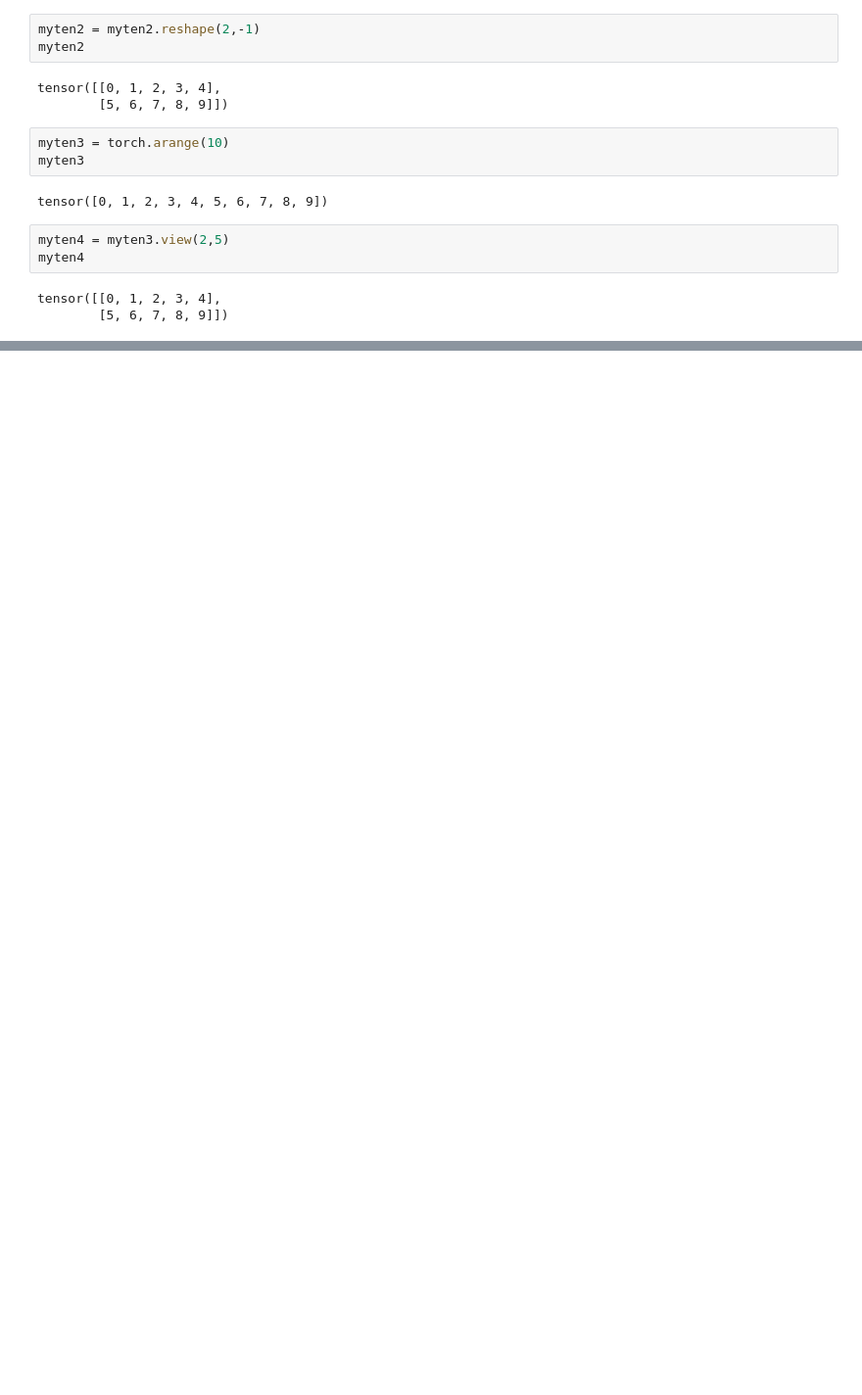
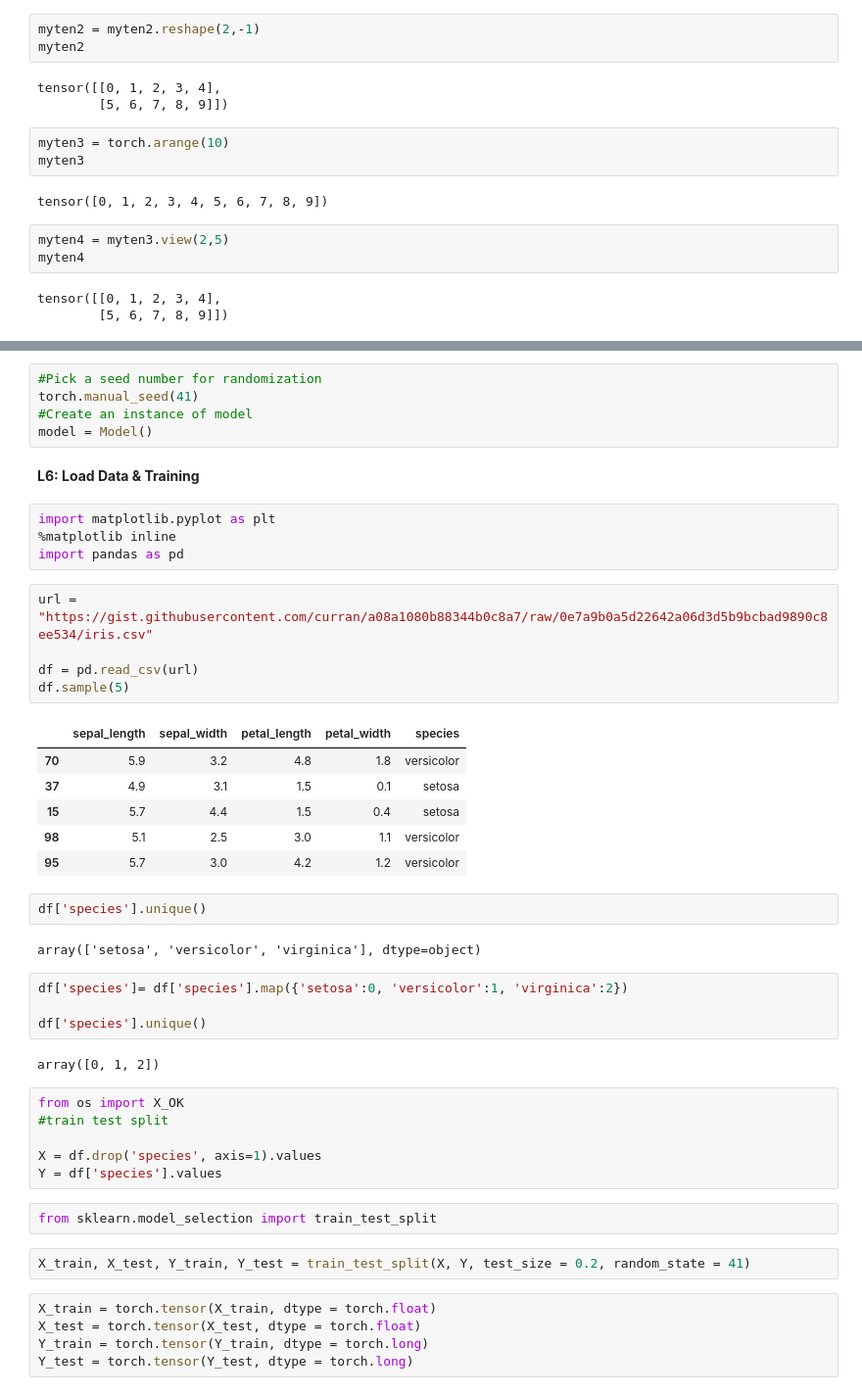
Before and after one commit to shivrajanand/PyTorch-Learn, a Jupyter notebook: PyTorch_Tutorial.ipynb, the cells around one changed output, grey strips where cells are left out. Shown: that part at 98% size. Cells and saved outputs as stored; diff of their text form; blank space fills up the shorter version.

```diff
--- a/PyTorch_Tutorial.ipynb
+++ b/PyTorch_Tutorial.ipynb
@@ -85,0 +182,48 @@ tensor([[0, 1, 2, 3, 4],
+# %%
+#Pick a seed number for randomization
+torch.manual_seed(41)
+#Create an instance of model
+model = Model()
+# %% [markdown]
+**L6: Load Data & Training**
+# %%
+import matplotlib.pyplot as plt
+%matplotlib inline
+import pandas as pd
+# %%
+url = "https://gist.githubusercontent.com/curran/a08a1080b88344b0c8a7/raw/0e7a9b0a5d22642a06d3d5b9bcbad9890c8ee534/iris.csv"
+
+df = pd.read_csv(url)
+df.sample(5)
+# %% [output]
+|  | sepal_length | sepal_width | petal_length | petal_width | species |
+| 70 | 5.9 | 3.2 | 4.8 | 1.8 | versicolor |
+| 37 | 4.9 | 3.1 | 1.5 | 0.1 | setosa |
+| 15 | 5.7 | 4.4 | 1.5 | 0.4 | setosa |
+| 98 | 5.1 | 2.5 | 3.0 | 1.1 | versicolor |
+| 95 | 5.7 | 3.0 | 4.2 | 1.2 | versicolor |
+# %%
+df['species'].unique()
+# %% [output]
+array(['setosa', 'versicolor', 'virginica'], dtype=object)
+# %%
+df['species']= df['species'].map({'setosa':0, 'versicolor':1, 'virginica':2})
+
+df['species'].unique()
+# %% [output]
+array([0, 1, 2])
+# %%
+from os import X_OK
+#train test split
+
+X = df.drop('species', axis=1).values
+Y = df['species'].values
+# %%
+from sklearn.model_selection import train_test_split
+# %%
+X_train, X_test, Y_train, Y_test = train_test_split(X, Y, test_size = 0.2, random_state = 41)
+# %%
+X_train = torch.tensor(X_train, dtype = torch.float)
+X_test = torch.tensor(X_test, dtype = torch.float)
+Y_train = torch.tensor(Y_train, dtype = torch.long)
+Y_test = torch.tensor(Y_test, dtype = torch.long)
```
Also changed, not shown: parts of 38 cells of this notebook.
